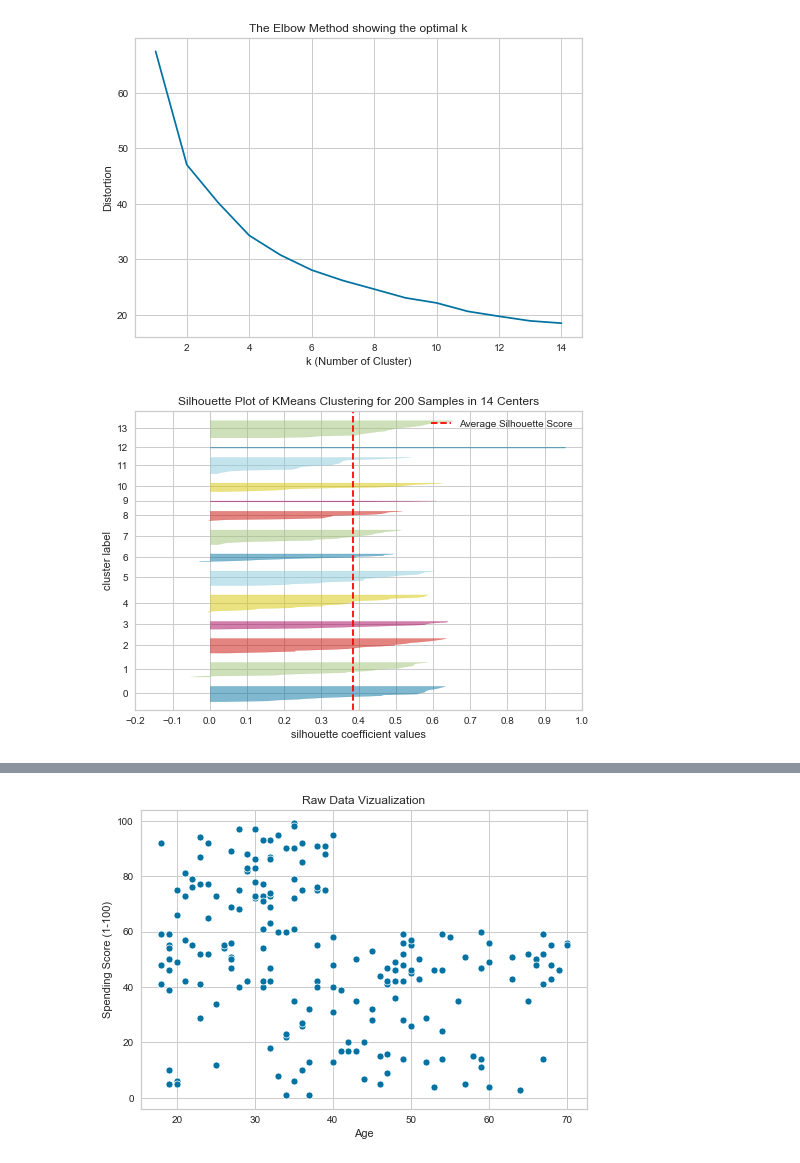
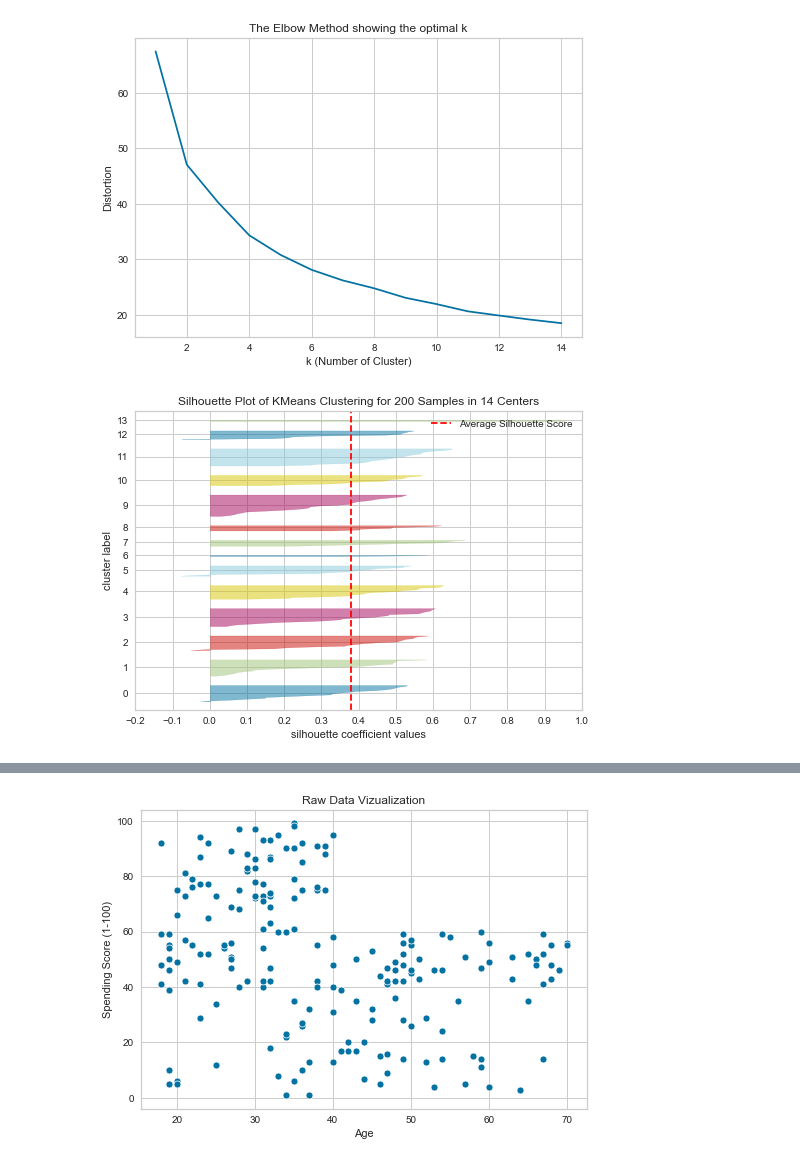
Before and after one commit to ipatel467/Customer-Segmentation, a Jupyter notebook: index.ipynb, the cells around one changed output, grey strips where cells are left out. Cells and saved outputs as stored; diff of their text form; code cells hidden in the pictures.

```diff
--- a/index.ipynb
+++ b/index.ipynb
@@ -705,11 +705,11 @@ plt.show()
 # %% [output]
 [figure]
 # %%
-visualizer2 = SilhouetteVisualizer(kmean_model, colors='yellowbrick')
+visualizer2 = SilhouetteVisualizer(kmean_model2, colors='yellowbrick')
 
 visualizer2.fit(df)        # Fit the data to the visualizer
 visualizer2.show();        # Finalize and render the figure
 # %% [output]
-[figure, old version]
+[figure, new version]
 # %%
 df.head()
```
Also changed, not shown: parts of 10 cells of this notebook.
